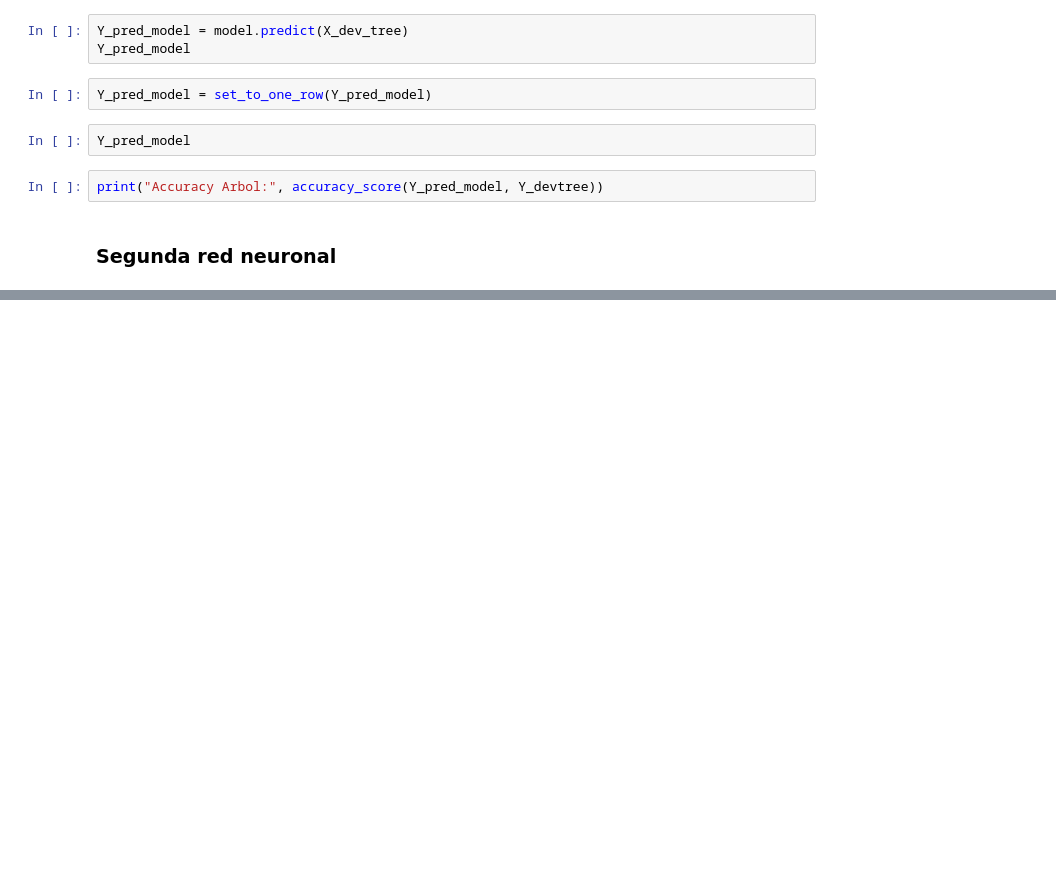
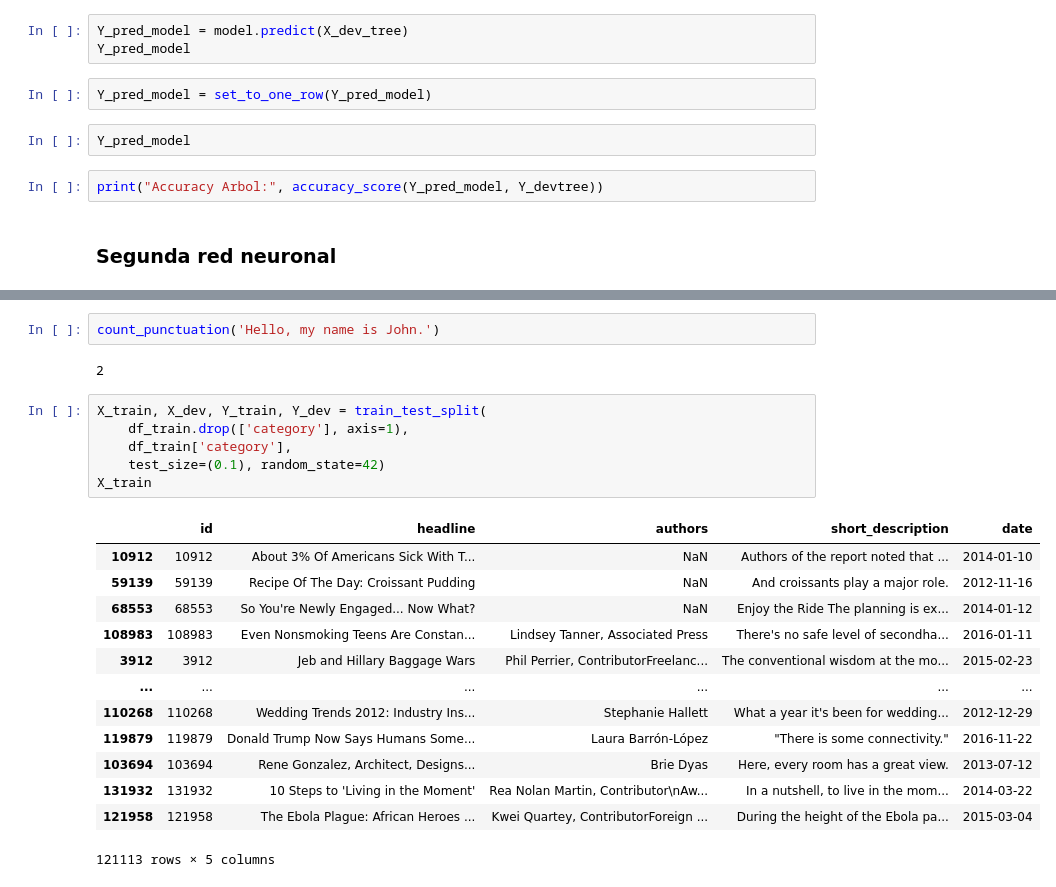
Before and after one commit to fernandasecinaro/machine-learning, a Jupyter notebook: obligatorio.ipynb, the cells around one changed output, grey strips where cells are left out. Cells and saved outputs as stored; diff of their text form; blank space fills up the shorter version.

```diff
--- a/obligatorio.ipynb
+++ b/obligatorio.ipynb
@@ -316,0 +331,24 @@ print("Accuracy Arbol:", accuracy_score(Y_pred_model, Y_devtree))
+# %%
+count_punctuation('Hello, my name is John.')
+# %% [output]
+2
+# %%
+X_train, X_dev, Y_train, Y_dev = train_test_split(
+    df_train.drop(['category'], axis=1),
+    df_train['category'],
+    test_size=(0.1), random_state=42)
+X_train
+# %% [output]
+|  | id | headline | authors | short_description | date |
+| 10912 | 10912 | About 3% Of Americans Sick With T... | NaN | Authors of the report noted that ... | 2014-01-10 |
+| 59139 | 59139 | Recipe Of The Day: Croissant Pudding | NaN | And croissants play a major role. | 2012-11-16 |
+| 68553 | 68553 | So You're Newly Engaged... Now What? | NaN | Enjoy the Ride The planning is ex... | 2014-01-12 |
+| 108983 | 108983 | Even Nonsmoking Teens Are Constan... | Lindsey Tanner, Associated Press | There's no safe level of secondha... | 2016-01-11 |
+| 3912 | 3912 | Jeb and Hillary Baggage Wars | Phil Perrier, ContributorFreelanc... | The conventional wisdom at the mo... | 2015-02-23 |
+| ... | ... | ... | ... | ... | ... |
+| 110268 | 110268 | Wedding Trends 2012: Industry Ins... | Stephanie Hallett | What a year it's been for wedding... | 2012-12-29 |
+| 119879 | 119879 | Donald Trump Now Says Humans Some... | Laura Barrón-López | "There is some connectivity." | 2016-11-22 |
+| 103694 | 103694 | Rene Gonzalez, Architect, Designs... | Brie Dyas | Here, every room has a great view. | 2013-07-12 |
+| 131932 | 131932 | 10 Steps to 'Living in the Moment' | Rea Nolan Martin, Contributor\nAw... | In a nutshell, to live in the mom... | 2014-03-22 |
+| 121958 | 121958 | The Ebola Plague: African Heroes ... | Kwei Quartey, ContributorForeign ... | During the height of the Ebola pa... | 2015-03-04 |
+121113 rows × 5 columns
```
Also changed, not shown: parts of 13 cells of this notebook.
